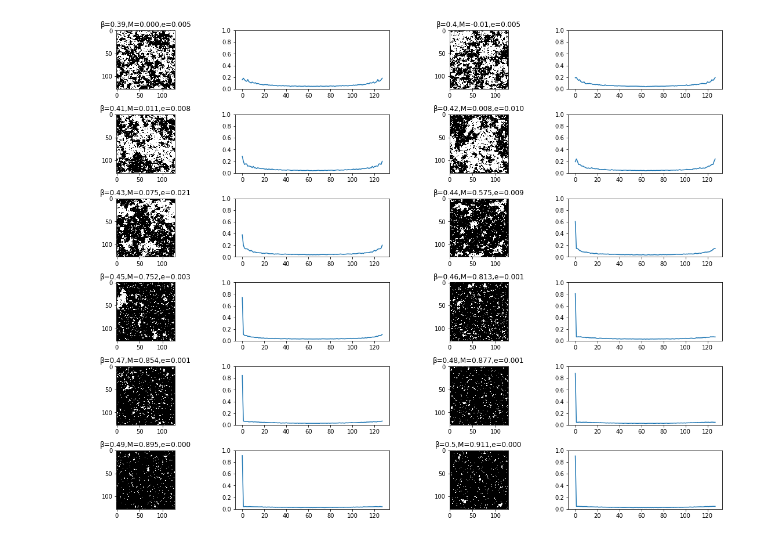
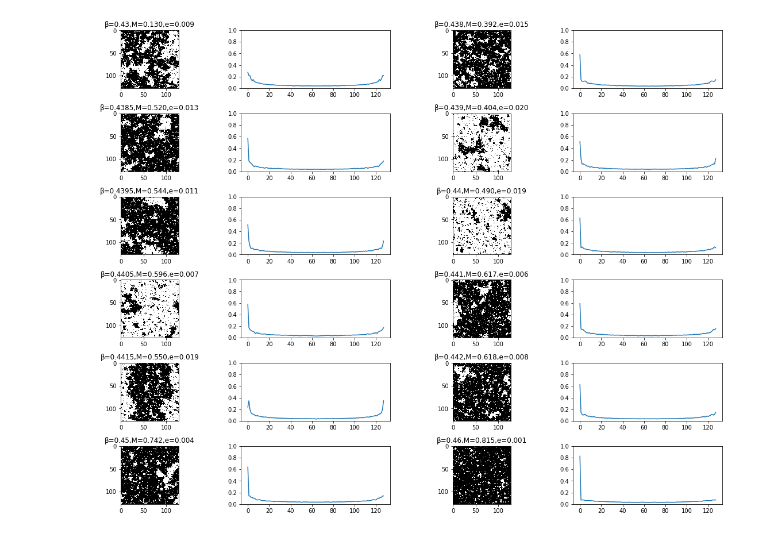
Before and after one commit to jonasberlinma/GoogleImageClassificationSample, a Jupyter notebook: CatDog/Ising.ipynb, the cells around one changed output. Saved outputs shown, nothing was run; the diff lists cells and outputs as text; code cells hidden in the pictures.

Commit message:
Added correlation function calculation

```diff
--- a/CatDog/Ising.ipynb
+++ b/CatDog/Ising.ipynb
@@ -25,13 +25,17 @@ Y_SIZE=128
 ITERATIONS = 10000
 MEASURE_INTERVAL = 100
 MEASUREMENTS = ITERATIONS/MEASURE_INTERVAL
-THERMALIZE_ITERATIONS = 1000
+THERMALIZE_ITERATIONS = 10000
 
 magnetization = np.zeros((ITERATIONS / MEASURE_INTERVAL), dtype = float)
 
-betas = [0.39, 0.40, 0.41, 0.42, \
-         0.43, 0.44, 0.45, 0.46, \
-         0.47, 0.48, 0.49, 0.50]
+betas = [0.43, 0.438, 0.4385, 0.439, \
+         0.4395, 0.44, 0.4405, 0.441, \
+         0.4415, 0.442, 0.45, 0.46]
+
+betaC = 0.4407
+
+correlation = np.zeros((len(betas), X_SIZE / 2), dtype = float)
 
 size = (X_SIZE, Y_SIZE)
 
@@ -45,32 +49,33 @@ mask[1::2, 1::2] = 0
 fig = plt.figure(figsize=(16, 16))
 
 # Simulate one β at a time
 for betaId in range(0, len(betas)):
     beta = betas[betaId]
     iterate(THERMALIZE_ITERATIONS)
     for j in range(0, MEASUREMENTS):
         iterate(MEASURE_INTERVAL)
         # Measure magnetization
-        magnetization[j] = np.mean(lattice)
+        magnetization[j] = np.abs(np.mean(lattice))
 
     # Plot the final state
     x, y = betaId / 2, betaId % 2
     plt.subplot2grid(shape = (8, 4), loc=(x, y * 2))
     plt.imshow(lattice, cmap='binary')
     plt.title(u"β=" + str(beta) + ",M=" + str(np.mean(magnetization))[0:5] \
               + ",e=" + str(np.std(magnetization) / np.sqrt(MEASUREMENTS))[0:5])
 
     # Do an FFT to figure out the correlation function
     inv = np.fft.fft(lattice)
     # Don't care about the phase just amplitude
     length = np.sqrt(inv.real ** 2 + inv.imag ** 2)
     #print "Len", length
     # Since the FFT was run over the last dimension find average of frequency spectrum along the first
     tmp = np.mean(length, axis=0) / 128
+    correlation[betaId] = tmp[0:X_SIZE / 2]
     plt.subplot2grid(shape = (8, 4), loc=(x, y * 2 + 1))
     plt.ylim(0.0, 1.0)
     plt.plot(tmp)
 plt.tight_layout()
 plt.show()
 # %% [output]
-[figure, old version]
+[figure, new version]
```
Also changed, not shown: parts of 1 cell of this notebook.
